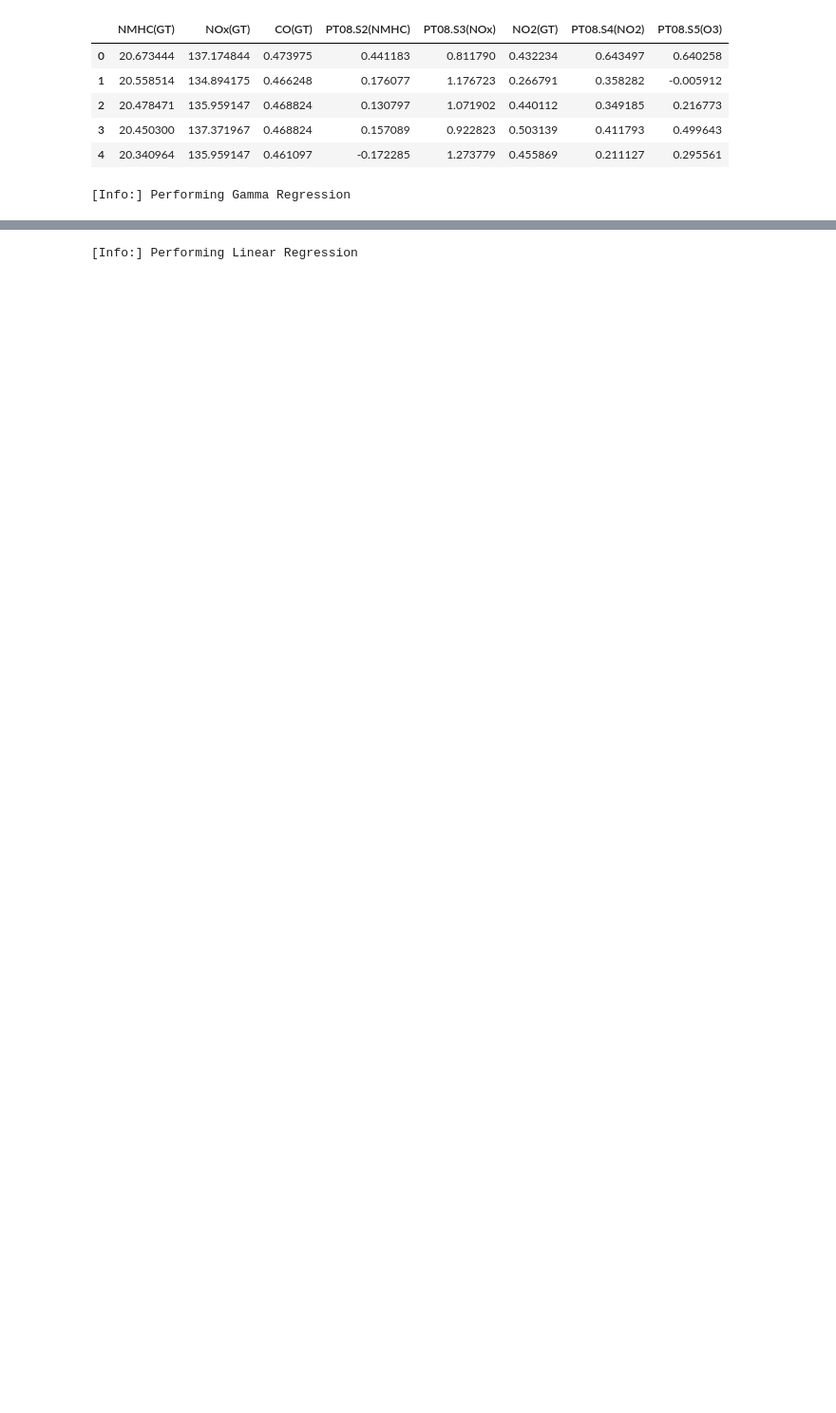
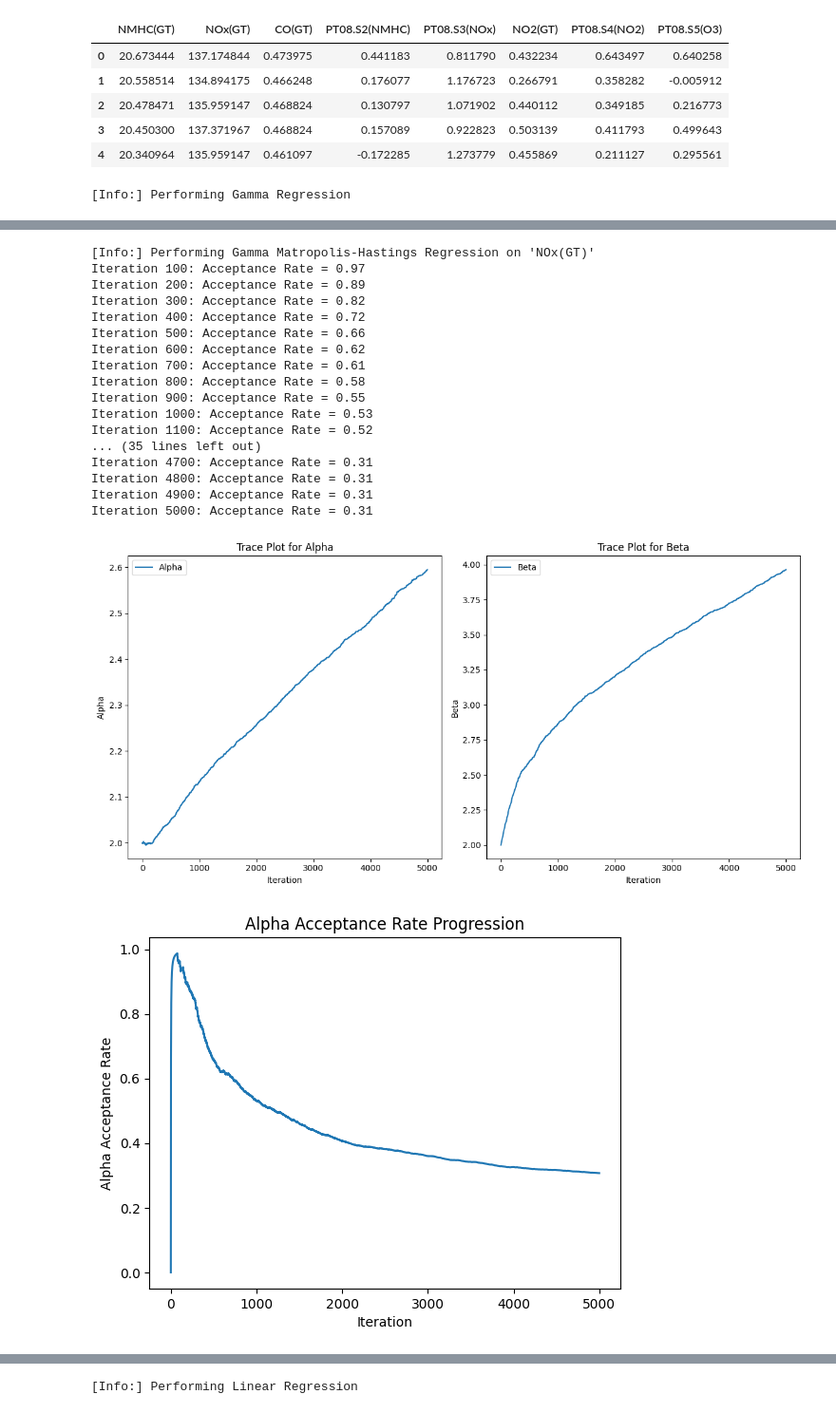
Before and after one commit to alcatraz47/Bayesian_Analysis_on_AQI, a Jupyter notebook: model_dev.ipynb, the cells around one changed output, grey strips where cells are left out. Shown: that part at 95% size. Cells and saved outputs as stored; diff of their text form; code cells hidden in the pictures; blank space fills up the shorter version.

```diff
--- a/model_dev.ipynb
+++ b/model_dev.ipynb
@@ -121,0 +140,32 @@ Iteration 5000: Acceptance Rate = 0.36
+# %%
+# Perform Gamma regression
+print(f"[Info:] Performing Gamma Matropolis-Hastings Regression on 'NOx(GT)'")
+# step_alpha=0.002, step_beta=0.000001
+# iterations=5000, step_alpha=0.02, step_beta=0.0002
+samples_gamma['NOx(GT)'] = metropolis_gamma(
+    y_gamma[:, 1] / np.max(y_gamma[:, 1]),
+    feature_name="NOx(GT)",
+    iterations=5000,
+    step_alpha=0.0005,
+    step_beta=0.001
+)
+# %% [output]
+[Info:] Performing Gamma Matropolis-Hastings Regression on 'NOx(GT)'
+Iteration 100: Acceptance Rate = 0.97
+Iteration 200: Acceptance Rate = 0.89
+Iteration 300: Acceptance Rate = 0.82
+Iteration 400: Acceptance Rate = 0.72
+Iteration 500: Acceptance Rate = 0.66
+Iteration 600: Acceptance Rate = 0.62
+Iteration 700: Acceptance Rate = 0.61
+Iteration 800: Acceptance Rate = 0.58
+Iteration 900: Acceptance Rate = 0.55
+Iteration 1000: Acceptance Rate = 0.53
+Iteration 1100: Acceptance Rate = 0.52
+... (35 lines left out)
+Iteration 4700: Acceptance Rate = 0.31
+Iteration 4800: Acceptance Rate = 0.31
+Iteration 4900: Acceptance Rate = 0.31
+Iteration 5000: Acceptance Rate = 0.31
+[figure, added]
+[figure, added]
```
Also changed, not shown: parts of 24 cells of this notebook, 9 other files.
